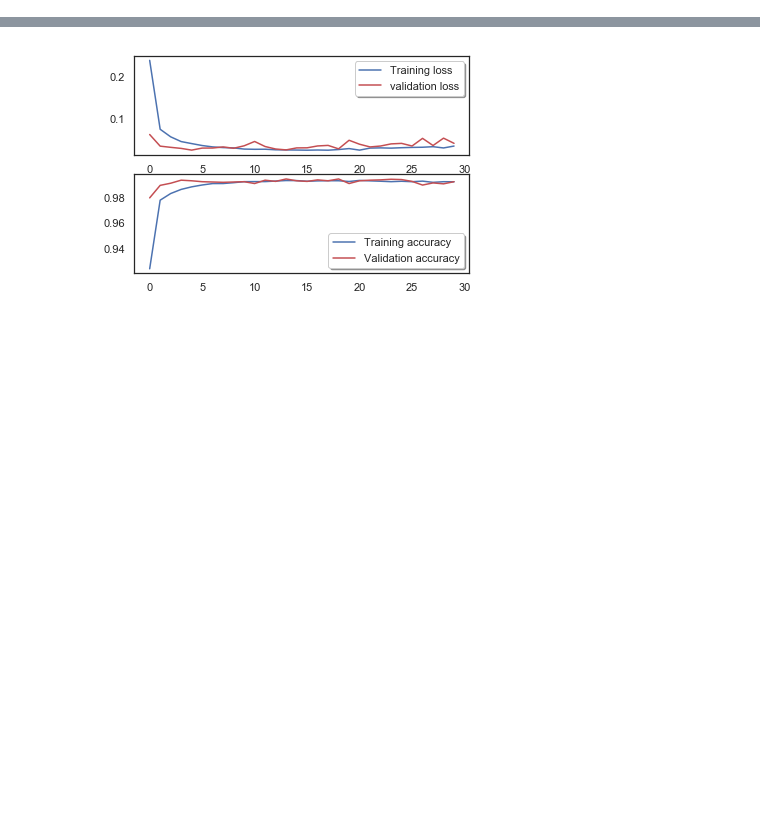
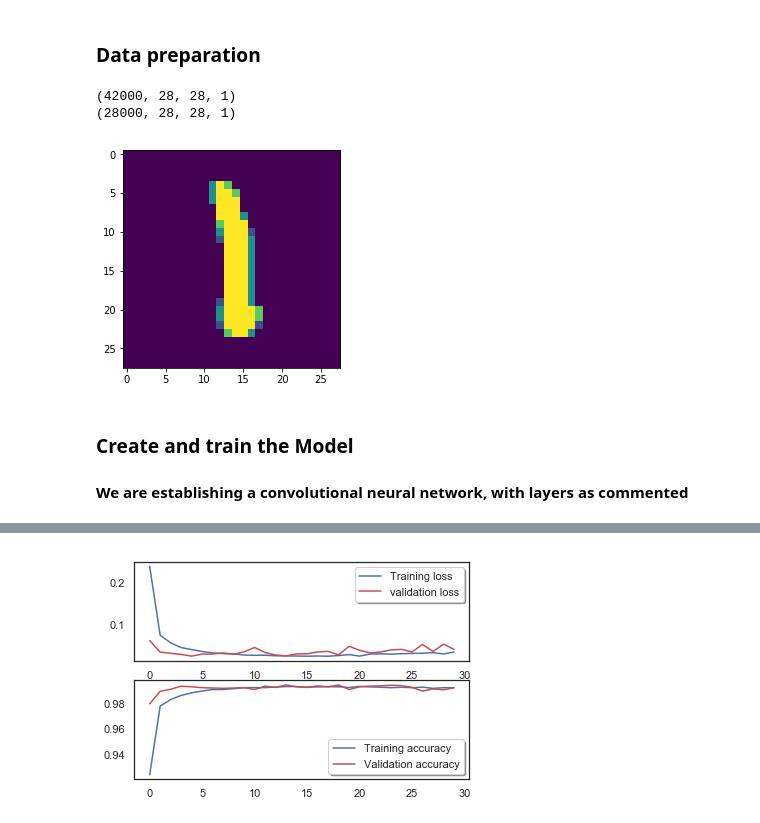
Before and after one commit to britcbish/dsnc6290-coursework, a Jupyter notebook: MNIST.ipynb, the cells around one changed output, grey strips where cells are left out. Drawn from its saved outputs; the diff is of its cells as text; code cells hidden in the pictures; blank space fills up the shorter version.

```diff
--- a/MNIST.ipynb
+++ b/MNIST.ipynb
@@ -130,0 +80,2 @@ Epoch 30/30
+# %% [markdown]
+### Data preparation
@@ -130,0 +93,7 @@ Epoch 30/30
+# %%
+# review the new shapes
+print(X_train.shape)
+print(test.shape)
+# %% [output]
+(42000, 28, 28, 1)
+(28000, 28, 28, 1)
@@ -130,0 +103,16 @@ Epoch 30/30
+# %%
+# split the training data into training and validation sets using a random seed
+r_seed = 2
+X_train, X_val, Y_train, Y_val = train_test_split(X_train,
+                                                  Y_train,
+                                                  test_size = 0.1,
+                                                  random_state=r_seed)
+# %%
+# Take a look at an image from the training set
+g = plt.imshow(X_train[5][:,:,0])
+# %% [output]
+[figure, added]
+# %% [markdown]
+### Create and train the Model
+
+#### We are establishing a convolutional neural network, with layers as commented
```
Also changed, not shown: parts of 37 cells of this notebook.
